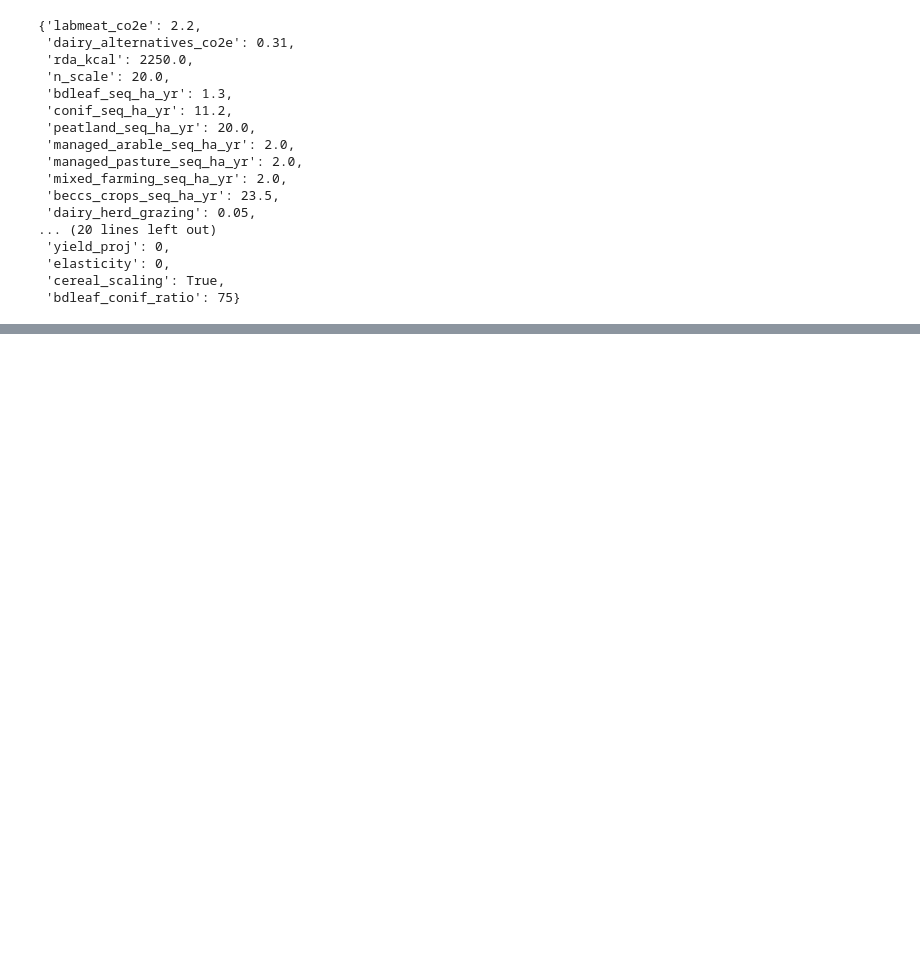
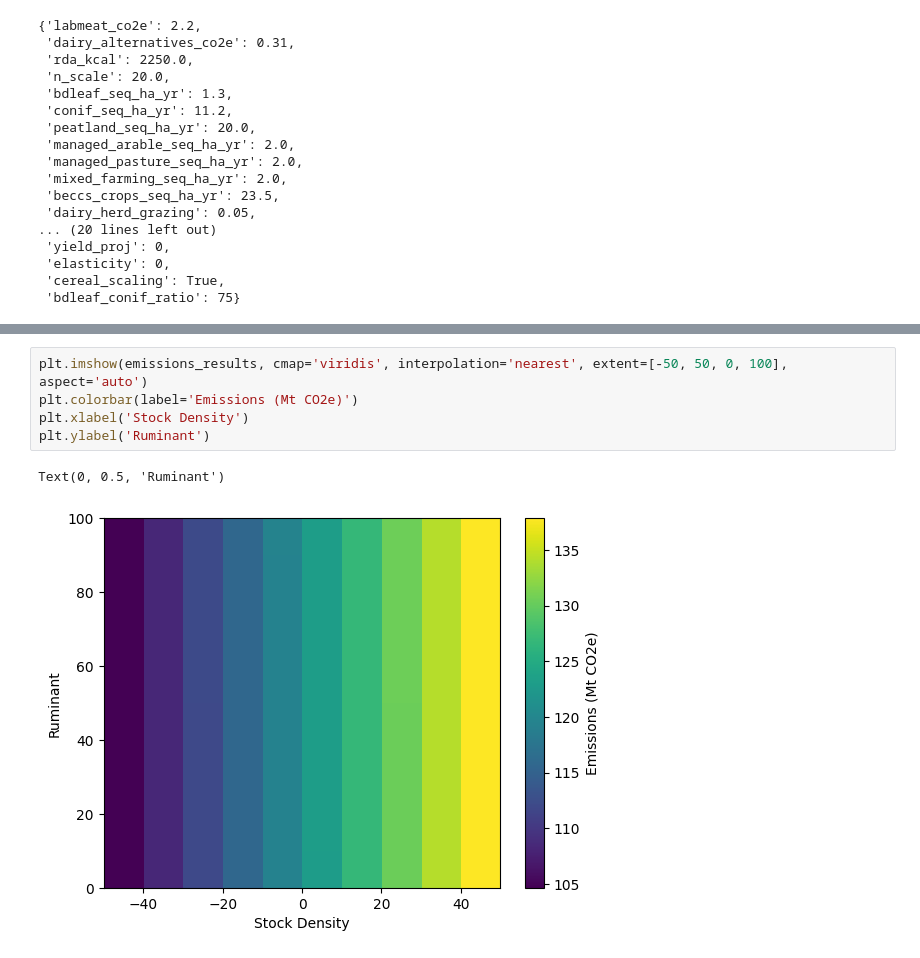
Before and after one commit to FixOurFood/agrifood_calculator_sampling, a Jupyter notebook: parameter_exploration.ipynb, the cells around one changed output, grey strips where cells are left out. Drawn from its saved outputs; the diff is of its cells as text; blank space fills up the shorter version.

```diff
--- a/parameter_exploration.ipynb
+++ b/parameter_exploration.ipynb
@@ -109,0 +174,8 @@ datablock_result
+# %%
+plt.imshow(emissions_results, cmap='viridis', interpolation='nearest', extent=[-50, 50, 0, 100], aspect='auto')
+plt.colorbar(label='Emissions (Mt CO2e)')
+plt.xlabel('Stock Density')
+plt.ylabel('Ruminant')
+# %% [output]
+Text(0, 0.5, 'Ruminant')
+[figure, added]
```
Also changed, not shown: parts of 8 cells of this notebook, 1 other file.
